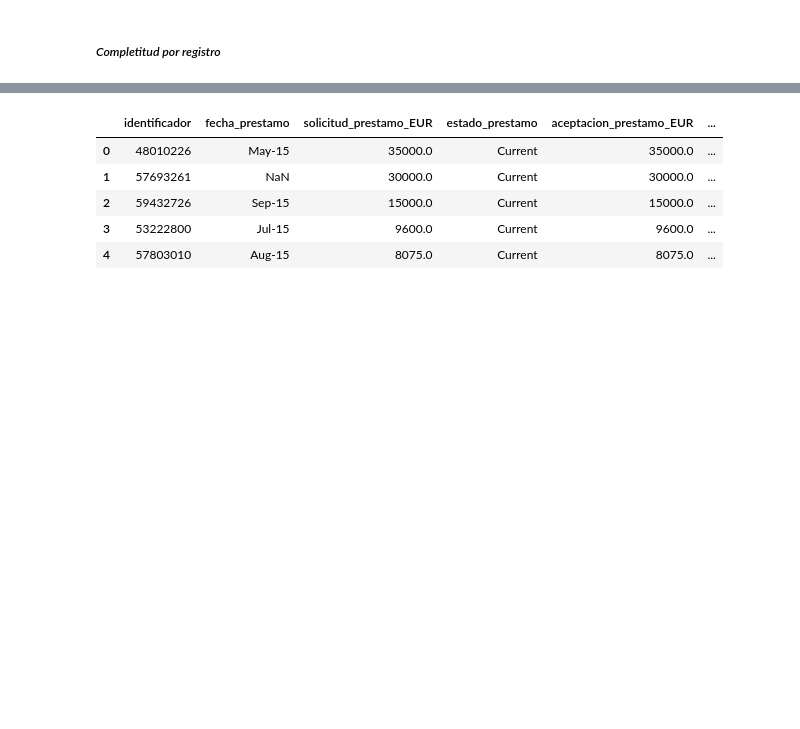
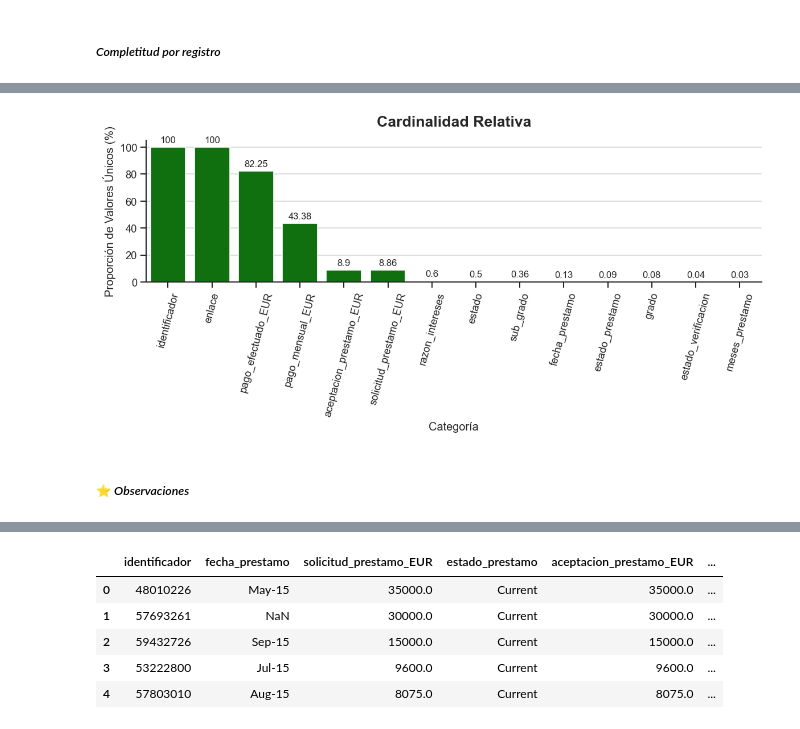
Before and after one commit to Ernesto9734/Data-Analyst-Projects, a Jupyter notebook: Project 01 - Data Cleaning and Preprocessing/notebook.ipynb, the cells around one changed output, grey strips where cells are left out. Saved outputs shown, nothing was run; the diff lists cells and outputs as text; code cells hidden in the pictures; blank space fills up the shorter version.

```diff
--- a/Project 01 - Data Cleaning and Preprocessing/notebook.ipynb
+++ b/Project 01 - Data Cleaning and Preprocessing/notebook.ipynb
@@ -800,0 +1114,6 @@ Passing `palette` without assigning `hue` is deprecated and will be removed in v
+# %%
+unicos_pandas_proporcion = unicos_pandas.copy()
+unicos_pandas_proporcion['Proporcion'] = unicos_pandas_proporcion['Cantidad de Valores Unicos']/datos_pandas.shape[0]*100
+unicos_pandas_proporcion = unicos_pandas_proporcion.drop('Cantidad de Valores Unicos', axis=1)
+unicos_pandas_proporcion_ordenados = unicos_pandas_proporcion.sort_values('Proporcion', ascending=False)
+unicos_pandas_proporcion.head()
@@ -800,0 +1127,13 @@ Passing `palette` without assigning `hue` is deprecated and will be removed in v
+# %%
+generacion_grafico_barra(
+    datos=unicos_pandas_proporcion_ordenados,
+    columnas=unicos_pandas_proporcion_ordenados.columns,
+    xlabel='Categoría',
+    ylabel='Proporción de Valores Únicos (%)',
+    titulo='Cardinalidad Relativa',
+    ancho=10
+)
+# %% [output]
+[figure, added]
+# %% [markdown]
+##### ⭐ *Observaciones*
```
Also changed, not shown: parts of 80 cells of this notebook.
